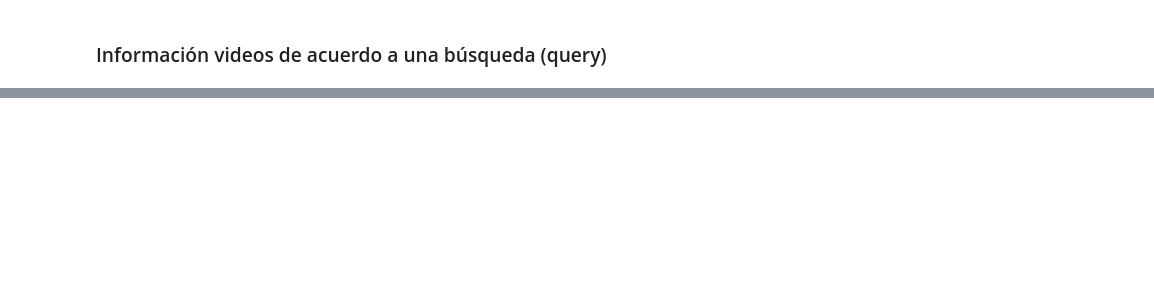
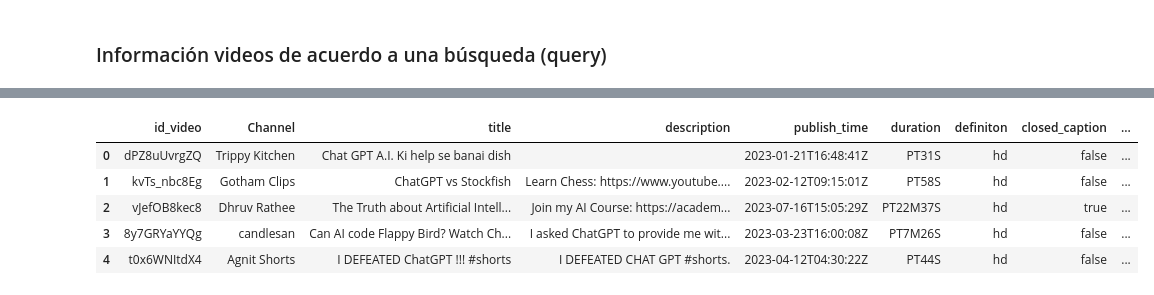
Before and after one commit to albertoromv/ds-nov23-thebridge, a Jupyter notebook: 2_Analytics/3-APIs/APIs/Teoría/Web data.ipynb, the cells around one changed output, grey strips where cells are left out. Drawn from its saved outputs; the diff is of its cells as text; code cells hidden in the pictures; blank space fills up the shorter version.

```diff
--- a/2_Analytics/3-APIs/APIs/Teoría/Web data.ipynb
+++ b/2_Analytics/3-APIs/APIs/Teoría/Web data.ipynb
@@ -704,0 +706,76 @@ df_video_y
+# %%
+search_response = youtube.search().list(
+  q="Chat gpt",
+  part="snippet",
+  order="viewCount",
+  type="video",
+  maxResults=50
+).execute()
+
+id_video = []
+channelTitle = []
+publish_time = []
+description = []
+title_video = []
+
+for search_result in search_response.get("items", []):
+    id_video.append(search_result["id"]["videoId"])
+    channelTitle.append(search_result["snippet"]["channelTitle"])
+    publish_time.append(search_result["snippet"]["publishTime"])
+    description.append(search_result["snippet"]["description"])
+    title_video.append(search_result["snippet"]["title"])
+
+
+duration = []
+definition = []
+closed_caption = []
+license_content = []
+madeforkids = []
+view_count = []
+like_count = []
+favorite_count = []
+comment_count = []
+license = []
+
+for id_video_search in id_video:
+    video_info_response = youtube.videos().list(
+      part = ["contentDetails", "statistics","status"],
+      id = id_video_search
+    ).execute()
+
+    duration .append(video_info_response["items"][0]['contentDetails']["duration"])
+    definition.append(video_info_response["items"][0]['contentDetails']["definition"])
+    closed_caption.append(video_info_response["items"][0]['contentDetails']["caption"])
+    license_content.append(video_info_response["items"][0]['contentDetails']["licensedContent"])
+    madeforkids.append(video_info_response["items"][0]['status']["madeForKids"])
+    license.append(video_info_response["items"][0]['status']["license"])
+    view_count.append(video_info_response["items"][0]['statistics']["viewCount"])
+    like_count.append(video_info_response["items"][0]['statistics']["likeCount"])
+    favorite_count.append(video_info_response["items"][0]['statistics']["favoriteCount"])
+    comment_count.append(video_info_response["items"][0]['statistics'].get("commentCount", None))
+
+
+df_youtube = pd.DataFrame({"id_video": id_video,
+                           "Channel": channelTitle,
+                           "title" : title_video,
+                           "description": description,
+                           "publish_time": publish_time,
+                           "duration":duration,
+                           "definiton": definition,
+                           "closed_caption":closed_caption,
+                           "license_content": license_content,
+                           "madeforkids":madeforkids,
+                           "license": license,
+                           "view_count": view_count,
+                           "like_count":like_count,
+                           "favorite_count" : favorite_count,
+                           "comment_count": comment_count
+                           })
+df_youtube.head()
+# %% [output]
+|  | id_video | Channel | title | description | publish_time | duration | definiton | closed_caption | ... |
+| 0 | dPZ8uUvrgZQ | Trippy Kitchen | Chat GPT A.I. Ki help se banai dish |  | 2023-01-21T16:48:41Z | PT31S | hd | false | ... |
+| 1 | kvTs_nbc8Eg | Gotham Clips | ChatGPT vs Stockfish | Learn Chess: https://www.youtube.... | 2023-02-12T09:15:01Z | PT58S | hd | false | ... |
+| 2 | vJefOB8kec8 | Dhruv Rathee | The Truth about Artificial Intell... | Join my AI Course: https://academ... | 2023-07-16T15:05:29Z | PT22M37S | hd | true | ... |
+| 3 | 8y7GRYaYYQg | candlesan | Can AI code Flappy Bird? Watch Ch... | I asked ChatGPT to provide me wit... | 2023-03-23T16:00:08Z | PT7M26S | hd | false | ... |
+| 4 | t0x6WNItdX4 | Agnit Shorts | I DEFEATED ChatGPT !!! #shorts | I DEFEATED CHAT GPT #shorts. | 2023-04-12T04:30:22Z | PT44S | hd | false | ... |
```
Also changed, not shown: parts of 7 cells of this notebook, 1 other file.
